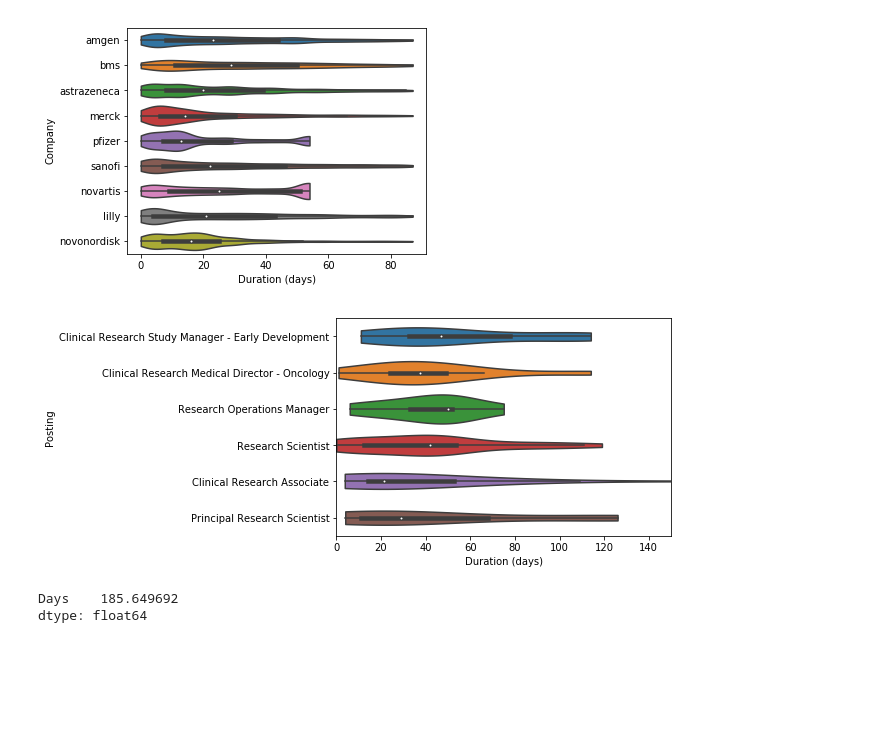
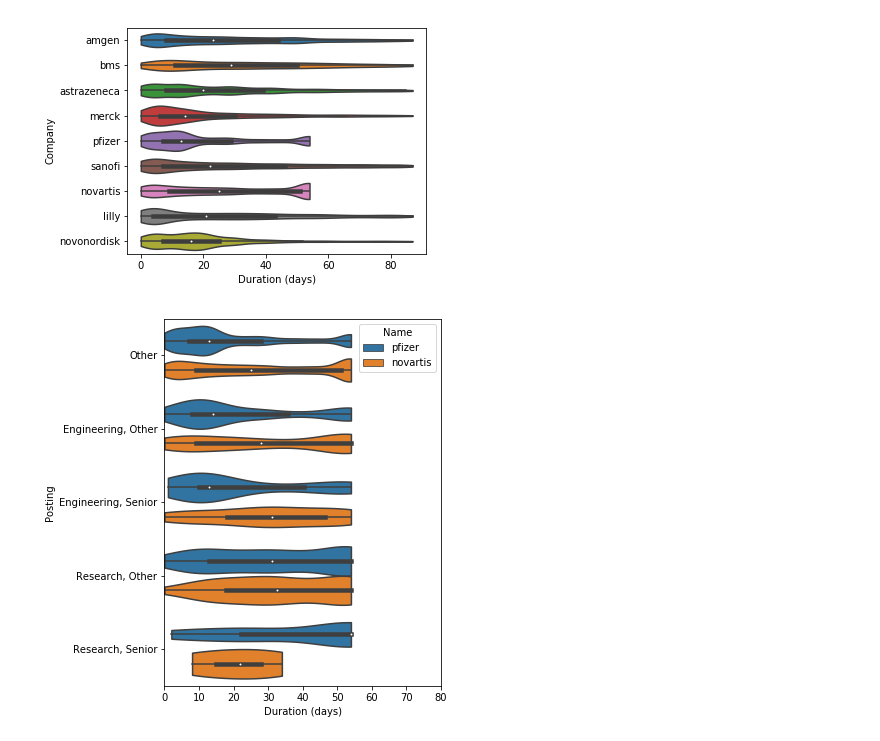
Before and after one commit to zjing7/tdi_2019, a Jupyter notebook: job_posting/job_posting.ipynb, the cells around one changed output. Drawn from its saved outputs; the diff is of its cells as text; code cells hidden in the pictures; blank space fills up the shorter version.

```diff
--- a/job_posting/job_posting.ipynb
+++ b/job_posting/job_posting.ipynb
@@ -50,15 +51,14 @@ mask = (df2['as_of_date'] == df2['as_of_date'].max())& (df2['industry'].isin(['P
 df_bio = df2[mask].copy()
 df_bio.sort_values(by='followers_count', inplace=True, ascending=False)
 
-
 bio_companies = set(df2['company_name'][df2['industry'].isin(['Pharmaceuticals', 'Biotechnology'])])
 bio_short = [_k.split()[0].lower() for _k in bio_companies]
-#bio_short
-#df2[df2['company_name'].str.contains('Lilly')]
 
-df_bio.head(10)
-df_bio.head()
-domain_names = df_bio['website'].apply(lambda t: t.split('.')[-2].split('/')[-1] if type(t) == str else '')
+domain_names = df_bio['website'].apply(lambda t: t.split('.')[-2].split('/')[-1] if type(t) == str else 'N/A')
 curr_names = list(domain_names)[:10]
-data = read_domains(curr_names)
-data.to_pickle('data_bio7.pkl')
+PICKLE_FILE = 'data_bio7.pkl'
+if os.path.isfile(PICKLE_FILE):
+    data = pd.read_pickle(PICKLE_FILE)
+else:
+    data = read_domains(curr_names)
+    data.to_pickle(PICKLE_FILE)
@@ -199,23 +91,27 @@ plt.show()
 # %%
 grouped = dur.groupby('title')
 df_title = grouped.count().sort_values('domain', ascending=False)
 
+m_research = dur['title'].str.contains('Research')
+m_senior = (dur['title'].str.contains('Senior')) | (dur['title'].str.contains('Principle'))
+m_engineering = dur['title'].str.contains('Eng')
+dur['Type'] = 'Other'
+dur.loc[m_research & m_senior,'Type'] = 'Research, Senior'
+dur.loc[m_research & ~m_senior, 'Type'] = 'Research, Other'
+dur.loc[m_engineering & m_senior, 'Type'] = 'Engineering, Senior'
+dur.loc[m_engineering & ~m_senior, 'Type'] = 'Engineering, Other'
+
 top_titles = (df_title.index[df_title.index.str.contains('Research')])
-
-ax1 = sns.violinplot(data=dur[dur['title'].isin(top_titles[:6])], x='Days', y='title', cut=0)
-#labels = ax1.get_yticklabels()
-#ax1.set_yticklabels(labels, rotation=90)
+fig, ax0 = plt.subplots()
+fig.set_size_inches(6, 6)
+#ax1 = sns.violinplot(data=dur[dur['title'].isin(top_titles[:6])], x='Days', y='title', cut=0, ax=ax0)
+ax1 = sns.violinplot(data=dur[dur['Name'].isin(curr_names[:2])], x='Days', y='Type',hue='Name', cut=0, ax=ax0)
 ax1.set_ylabel('Posting')
 ax1.set_xlabel('Duration (days)')
-ax1.set_xlim(0, 150)
-#plt.tight_layout()
+ax1.set_xlim(0, 80)
+fig.tight_layout(rect=[0.02, 0.02, 1, 1])
 
-plt.savefig('fig_posting_2.png', dpi=300)
+plt.savefig('fig_posting_3.png', dpi=300)
 plt.show()
 # %% [output]
-[figure, old version]
+[figure, new version]
-# %%
-dur.mean()+dur.std()*3
-# %% [output]
-Days    185.649692
-dtype: float64
```
Also changed, not shown: parts of 2 cells of this notebook, 3 other files.
